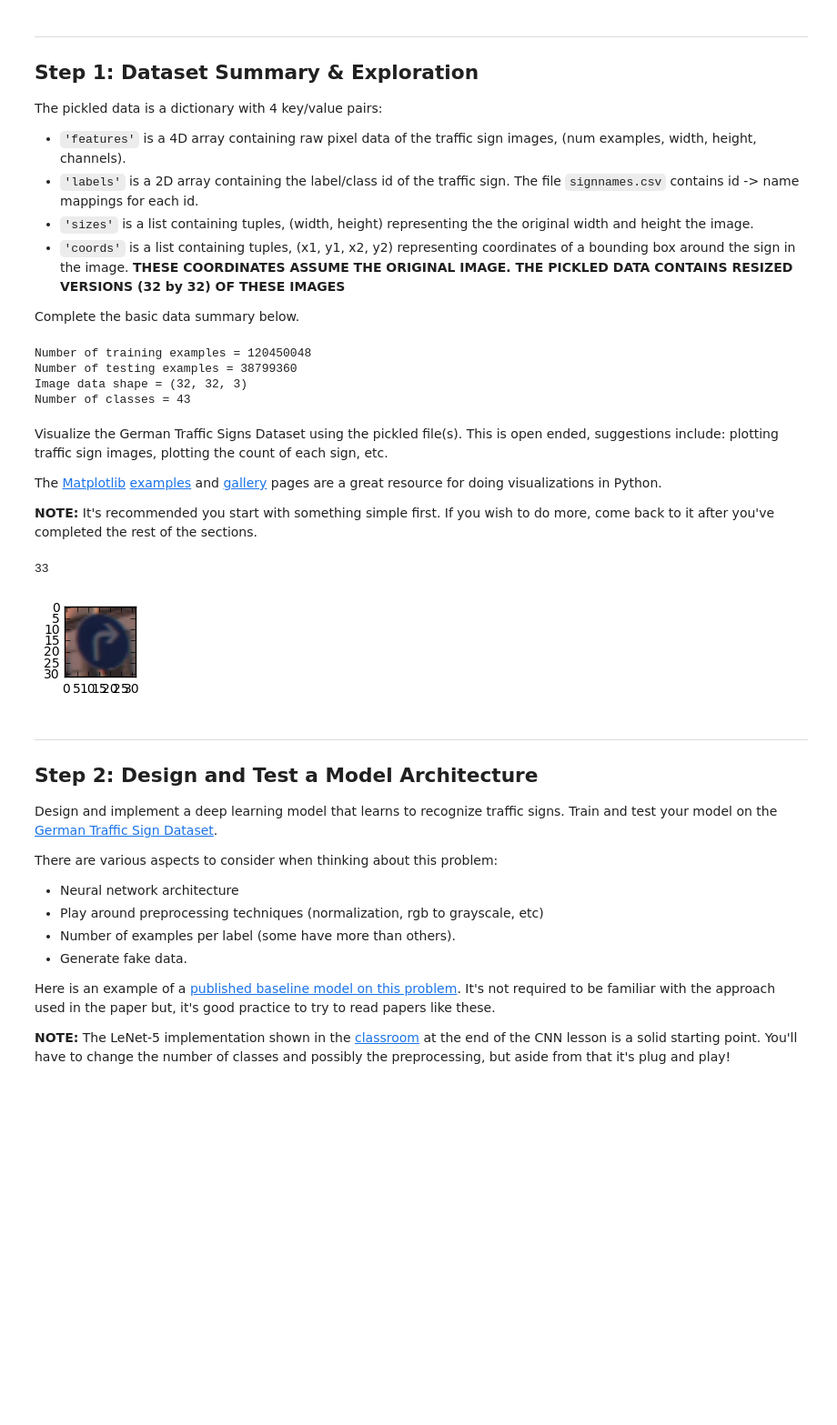
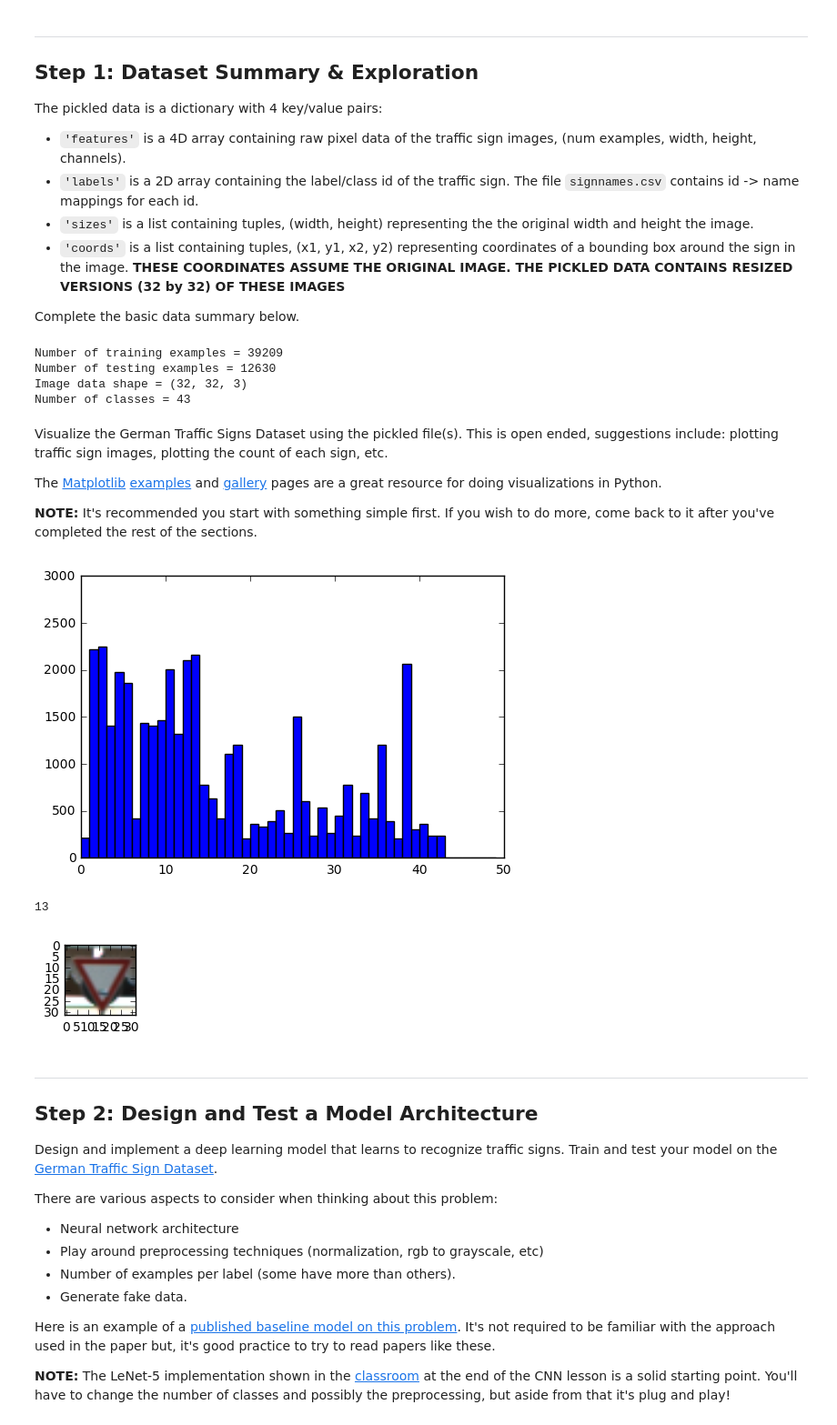
Before and after one commit to ranakhalil/CarND-Traffic-Sign-Classifier-P2, a Jupyter notebook: Traffic_Sign_Classifier.ipynb, the cells around one changed output. Shown at 91% size. Drawn from its saved outputs; the diff is of its cells as text; code cells hidden in the pictures; blank space fills up the shorter version.

Commit message:
New LeNet Values and Visualization

```diff
--- a/Traffic_Sign_Classifier.ipynb
+++ b/Traffic_Sign_Classifier.ipynb
@@ -58,24 +58,24 @@ Complete the basic data summary below.
 ### Replace each question mark with the appropriate value.
 
 # TODO: Number of training examples
-n_train = X_train.size
+n_train = len(X_train)
 
 # TODO: Number of testing examples.
-n_test = X_test.size
+n_test = len(X_test)
 
 # TODO: What's the shape of an traffic sign image?
 image_shape = X_train[0].shape
 
 # TODO: How many unique classes/labels there are in the dataset.
-n_classes = 43 # y_train.max() + 1
+n_classes = y_train.max() + 1
 
 print("Number of training examples =", n_train)
 print("Number of testing examples =", n_test)
 print("Image data shape =", image_shape)
 print("Number of classes =", n_classes)
 # %% [output]
-Number of training examples = 120450048
-Number of testing examples = 38799360
+Number of training examples = 39209
+Number of testing examples = 12630
 Image data shape = (32, 32, 3)
 Number of classes = 43
 # %% [markdown]
@@ -87,22 +87,33 @@ The [Matplotlib](http://matplotlib.org/) [examples](http://matplotlib.org/exampl
 # %%
 ### Data exploration visualization goes here.
 ### Feel free to use as many code cells as needed.
 
 import random
 import numpy as np
 import matplotlib.pyplot as plt
+import matplotlib.image as mpimg
+import collections
+
 # Visualizations will be shown in the notebook.
 %matplotlib inline
+
+# Plot class distribution
+hist_data = np.histogram(y_train,bins=range(44))
+
+plt.hist(y_train,bins=range(50),color='#0000FF')
+plt.axis([0,50,0,3000])
+plt.show()
 
 index = random.randint(0, len(X_train))
 image = X_train[index].squeeze()
 
 plt.figure(figsize=(1,1))
 plt.imshow(image)
 print(y_train[index])
 # %% [output]
+[figure, new version]
-33
+13
-[figure, old version]
+[figure, added]
 # %% [markdown]
 ----
 
```
Also changed, not shown: parts of 19 cells of this notebook, 2 other files.
